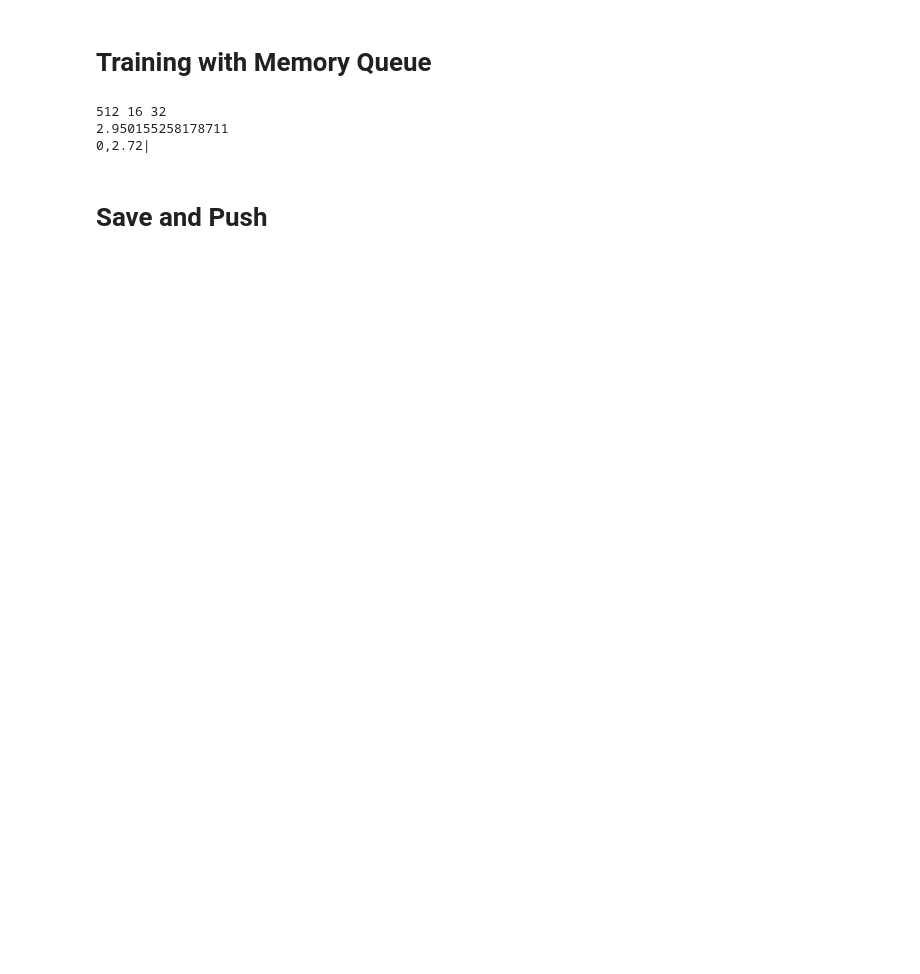
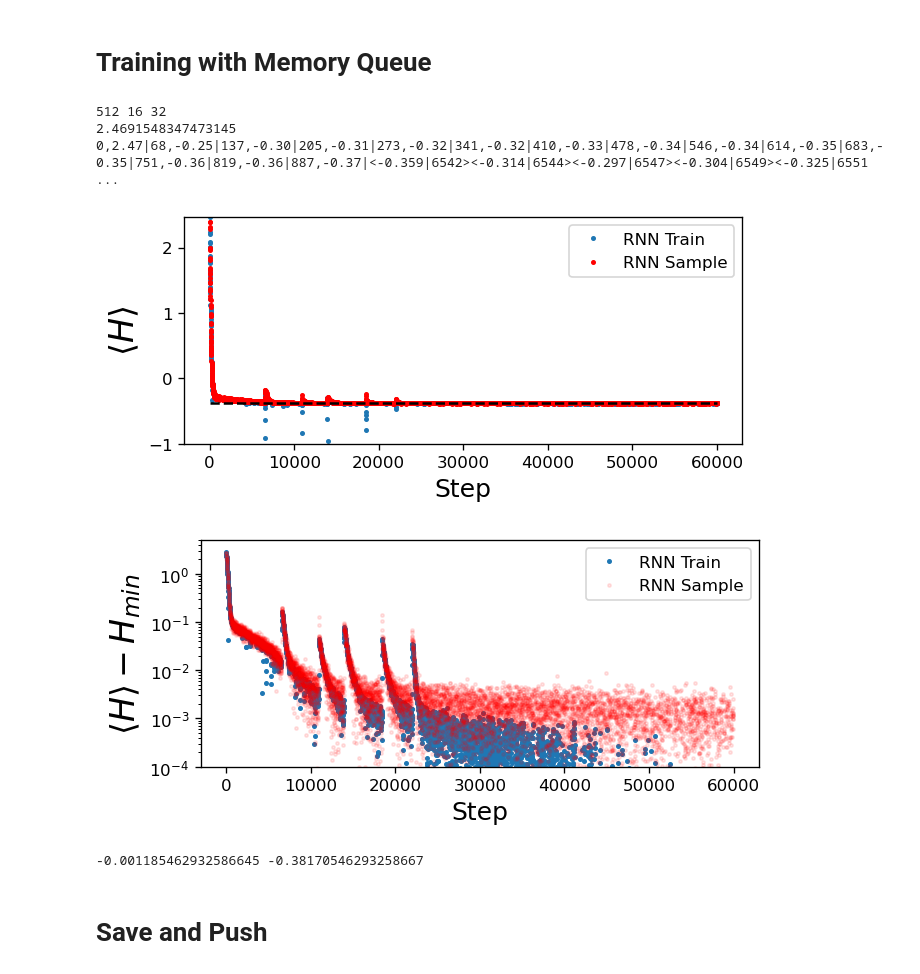
Before and after one commit to ksprague1/NN-QSR, a Jupyter notebook: RNN-QSR.ipynb, the cells around one changed output. Saved outputs shown, nothing was run; the diff lists cells and outputs as text; code cells hidden in the pictures; blank space fills up the shorter version.

```diff
--- a/RNN-QSR.ipynb
+++ b/RNN-QSR.ipynb
@@ -478,9 +478,6 @@ BbyL=bsize//BlockNum
 
 print(BbyL*BlockNum,BbyL,BlockNum)
 
-BlockNum=1
-bsize=BbyL
-M=0
 
 samplequeue = torch.zeros([bsize,Lx*Ly,1]).to(device)
 sump_queue=torch.zeros([bsize]).to(device)
@@ -511,7 +508,7 @@ else:
 
 i=0
 t=time.time()
-for x in range(12000):
+for x in range(60000):
 
     for k in range(nqueue_updates):
         sample,sump,sqrtp = samplernn.sample_with_labelsALT(BbyL,Lx*Ly,grad=False)
@@ -554,7 +551,7 @@ for x in range(12000):
                 #refill the queue to get accurate probabilities
                 fill_queue()
 
-                print("",end="<%.3f>"%Eo_queue.mean().item())
+                print("",end="<%.3f|%d>"%(Eo_queue.mean().item(),x))
         else:
             trainrnn.zero_grad()
             loss.backward()
@@ -569,33 +566,40 @@ for x in range(12000):
 print(time.time()-t)
 # %% [output]
 512 16 32
-2.950155258178711
-0,2.72|
+2.4691548347473145
+0,2.47|68,-0.25|137,-0.30|205,-0.31|273,-0.32|341,-0.32|410,-0.33|478,-0.34|546,-0.34|614,-0.35|683,-0.35|751,-0.36|819,-0.36|887,-0.37|<-0.359|6542><-0.314|6544><-0.297|6547><-0.304|6549><-0.325|6551 ...
 # %%
 
 fig = plt.figure(1,figsize=(6,2.5), dpi=120, facecolor='w', edgecolor='k')
 
 plt.plot(losses,marker='o',markersize=2,linewidth=0.0,markevery=5,label="RNN Train")
 plt.plot(true_energies,color='r',marker='o',markersize=2,linewidth=0.0,markevery=5,label="RNN Sample")
 plt.plot([0,len(losses)],[exact_energy,exact_energy],'k--')
 
 plt.ylim(max(min(losses),-1),max(losses))
 
 plt.xlabel("Step",fontsize=15)
 plt.ylabel("$\\langle H \\rangle$",fontsize=20)
 plt.legend(loc="best")
 
 plt.show()
 
 fig = plt.figure(1,figsize=(6,2.5), dpi=120, facecolor='w', edgecolor='k')
 plt.plot(np.array(losses)-exact_energy,marker='o',markersize=2,linewidth=0.0,markevery=5,label="RNN Train")
 plt.plot(np.array(true_energies)-exact_energy,alpha=0.1,color='r',marker='o',markersize=2,linewidth=0.0,markevery=5,label="RNN Sample")
 plt.yscale("log")
-plt.ylim(1e-3,5)
+plt.ylim(1e-4,5)
 plt.xlabel("Step",fontsize=15)
 plt.ylabel("$\\langle H \\rangle-H_{min}$",fontsize=20)
 plt.legend(loc="best")
 
 plt.show()
+# %% [output]
+[figure, added]
+[figure, added]
 # %%
 print(losses[-1]-exact_energy,losses[-1])
+torch.save(trainrnn,"LONG")
+np.savez("LONG",losses,true_energies)
+# %% [output]
+-0.001185462932586645 -0.38170546293258667
```
Also changed, not shown: parts of 8 cells of this notebook.
